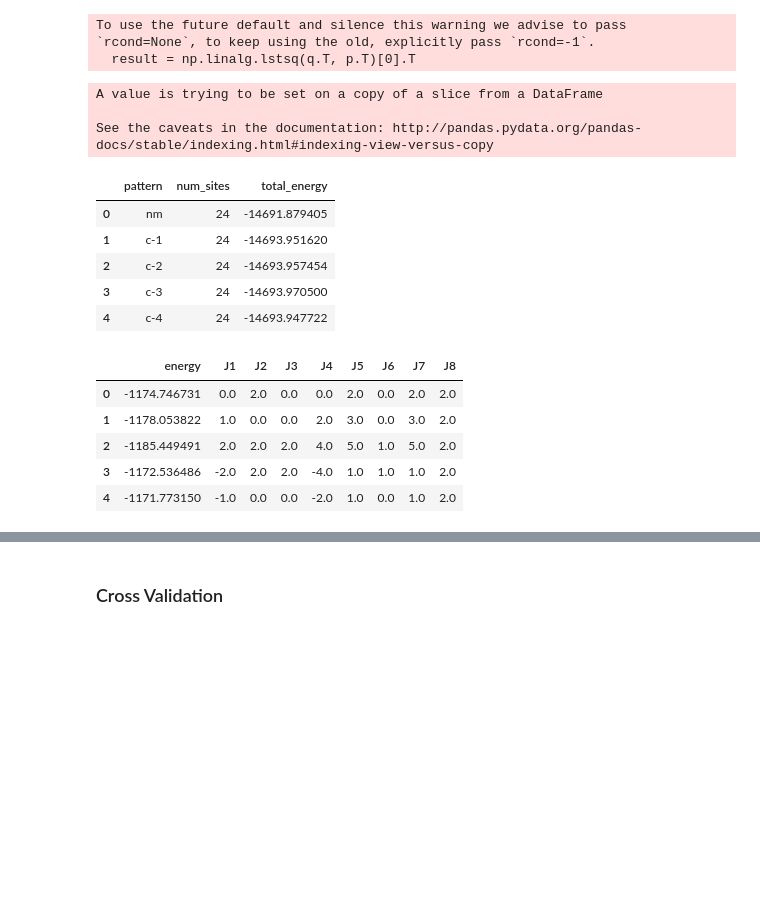
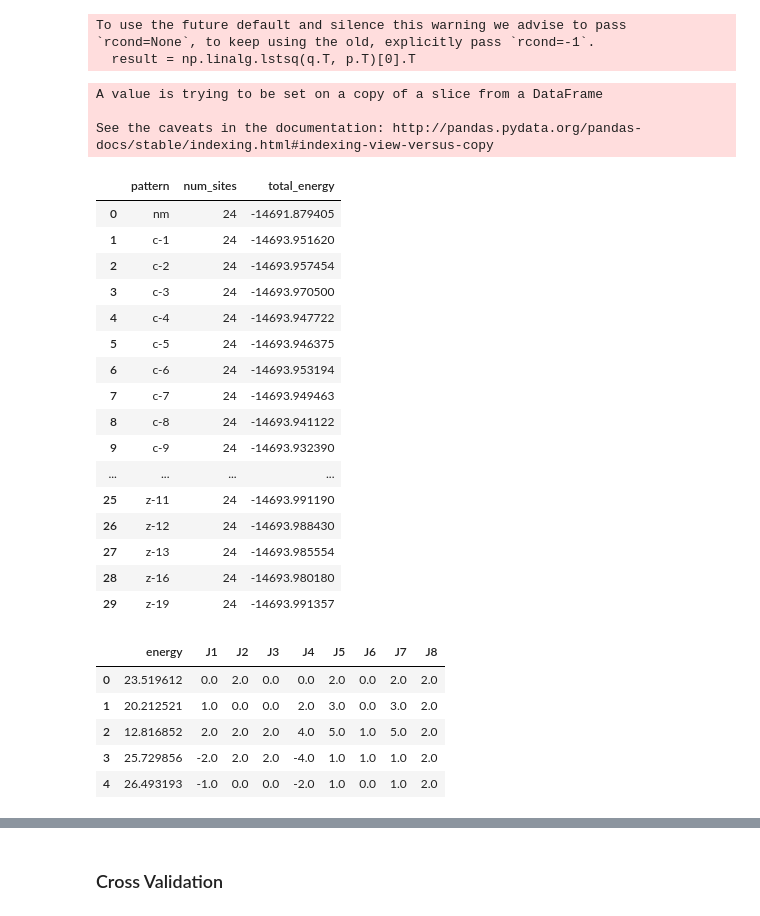
Before and after one commit to Mason-DataMaterials/spyns, a Jupyter notebook: MnAu2/mn8au16_exchange_parameter_calculations.ipynb, the cells around one changed output, grey strips where cells are left out. Cells and saved outputs as stored; diff of their text form; code cells hidden in the pictures; blank space fills up the shorter version.

```diff
--- a/MnAu2/mn8au16_exchange_parameter_calculations.ipynb
+++ b/MnAu2/mn8au16_exchange_parameter_calculations.ipynb
@@ -148,25 +148,36 @@ exchange_model
 # %%
 #Calculated energies from QE for the different patterns are tabulated and read in
 qe_energies1 = pd.read_csv('data/energy.out.collinear.csv', header=None)
 qe_energies_c = drop_duplicate_energies(qe_energies1)
 
 qe_energies2 = pd.read_csv('data/energy.out.1x1x4.csv', header=None)
 qe_energies_z = drop_duplicate_energies(qe_energies2)
 
 #combine all energies
 qe_energies = pd.concat([qe_energies_c, qe_energies_z])
 qe_energies = qe_energies.reset_index(drop=True).drop_duplicates(["pattern"], keep="first")
-qe_energies.head()
+qe_energies
 # %% [output]
 A value is trying to be set on a copy of a slice from a DataFrame
 
 See the caveats in the documentation: http://pandas.pydata.org/pandas-docs/stable/indexing.html#indexing-view-versus-copy
 |  | pattern | num_sites | total_energy |
 | 0 | nm | 24 | -14691.879405 |
 | 1 | c-1 | 24 | -14693.951620 |
 | 2 | c-2 | 24 | -14693.957454 |
 | 3 | c-3 | 24 | -14693.970500 |
 | 4 | c-4 | 24 | -14693.947722 |
+| 5 | c-5 | 24 | -14693.946375 |
+| 6 | c-6 | 24 | -14693.953194 |
+| 7 | c-7 | 24 | -14693.949463 |
+| 8 | c-8 | 24 | -14693.941122 |
+| 9 | c-9 | 24 | -14693.932390 |
+| ... | ... | ... | ... |
+| 25 | z-11 | 24 | -14693.991190 |
+| 26 | z-12 | 24 | -14693.988430 |
+| 27 | z-13 | 24 | -14693.985554 |
+| 28 | z-16 | 24 | -14693.980180 |
+| 29 | z-19 | 24 | -14693.991357 |
 # %%
 #read in magnetic moments and return any that don't have the expected total magnetic moment (24)
 mg_moments_c = pd.read_csv('data/mg_moment.collinear',sep='\t', header=None)
@@ -181,10 +192,11 @@ def ModelMatrix(qe_energies, exchange_model):
     model_matrix = qe_energies \
         .assign(energy = lambda x:
             (x["total_energy"] -
-             np.float64(x.query("pattern == 'nm'").loc[:, "total_energy"])) *
+             np.float64(x.query("pattern == 'c-15'").loc[:, "total_energy"])) *
             1000 * units.Ry_to_eV / x["num_sites"])  \
         .merge(exchange_model, on=["pattern"]) \
         .query("pattern != 'nm'") \
+        .query("pattern != 'c-15'") \
         .assign(J1 = lambda x: x["Jc1"]) \
         .assign(J2 = lambda x: x["Jc2"]) \
         .assign(J3 = lambda x: x["Jc3"]) \
@@ -204,11 +216,11 @@ model_matrix = ModelMatrix(qe_energies, exchange_model)\
 model_matrix.head()
 # %% [output]
 |  | energy | J1 | J2 | J3 | J4 | J5 | J6 | J7 | J8 |
-| 0 | -1174.746731 | 0.0 | 2.0 | 0.0 | 0.0 | 2.0 | 0.0 | 2.0 | 2.0 |
-| 1 | -1178.053822 | 1.0 | 0.0 | 0.0 | 2.0 | 3.0 | 0.0 | 3.0 | 2.0 |
-| 2 | -1185.449491 | 2.0 | 2.0 | 2.0 | 4.0 | 5.0 | 1.0 | 5.0 | 2.0 |
-| 3 | -1172.536486 | -2.0 | 2.0 | 2.0 | -4.0 | 1.0 | 1.0 | 1.0 | 2.0 |
-| 4 | -1171.773150 | -1.0 | 0.0 | 0.0 | -2.0 | 1.0 | 0.0 | 1.0 | 2.0 |
+| 0 | 23.519612 | 0.0 | 2.0 | 0.0 | 0.0 | 2.0 | 0.0 | 2.0 | 2.0 |
+| 1 | 20.212521 | 1.0 | 0.0 | 0.0 | 2.0 | 3.0 | 0.0 | 3.0 | 2.0 |
+| 2 | 12.816852 | 2.0 | 2.0 | 2.0 | 4.0 | 5.0 | 1.0 | 5.0 | 2.0 |
+| 3 | 25.729856 | -2.0 | 2.0 | 2.0 | -4.0 | 1.0 | 1.0 | 1.0 | 2.0 |
+| 4 | 26.493193 | -1.0 | 0.0 | 0.0 | -2.0 | 1.0 | 0.0 | 1.0 | 2.0 |
 # %%
 #fit for paramters
 lm = LinearRegression()
```
Also changed, not shown: parts of 6 cells of this notebook, 53 other files.
